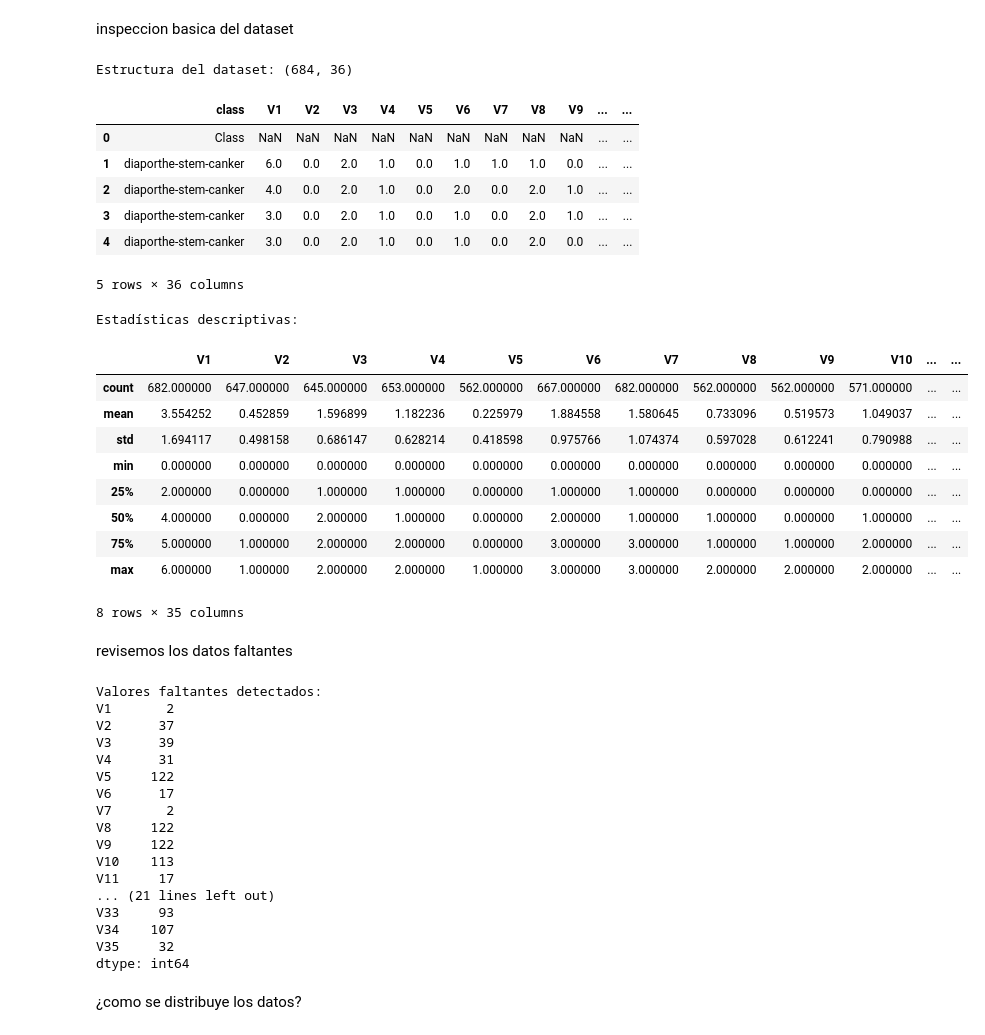
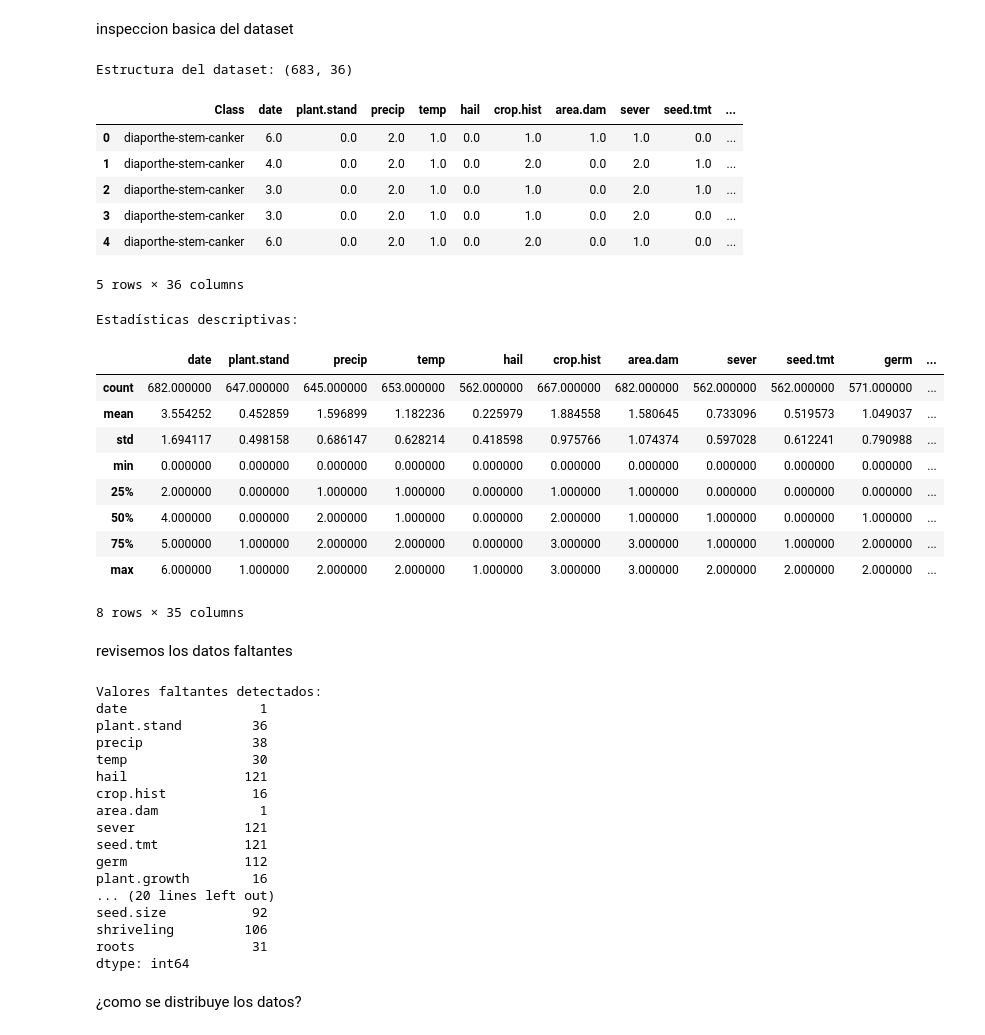
Before and after one commit to awesomasfook-svg/Caso-implementaci-n-de-metodolog-as-de-imputaci-n-de-variables-e-imbalanceo-de-clases, a Jupyter notebook: Caso implementación de metodologías de imputación de variables e imbalanceo de clases.ipynb, the cells around one changed output. Saved outputs shown, nothing was run; the diff lists cells and outputs as text; code cells hidden in the pictures.

```diff
--- a/Caso implementación de metodologías de imputación de variables e imbalanceo de clases.ipynb
+++ b/Caso implementación de metodologías de imputación de variables e imbalanceo de clases.ipynb
@@ -54,13 +57,10 @@ Utilice el archivo de datos "Missing data.csv" que se encuentra en este reposito
 Realicen un análisis preliminar de los predictores y de la variable de respuesta para el primer conjunto de datos (correlogramas, histogramas y estadísticas descriptivas).
 # %%
 # carga de datos
-df = pd.read_csv('MissingData.csv', header=None)
+df = pd.read_csv('MissingData.csv')
 
-df.columns = ['class'] + [f'V{i}' for i in range(1, len(df.columns))]
+XTotal = df.loc[:, df.columns != "Class"]
+yTotal = df.loc[:, df.columns == "Class"]
 
-# reemplazar placeholders comunes de valores faltantes como '?' por NaN
-df.replace('?', np.nan, inplace=True)
-
-# convertir columnas a numérico donde sea posible
-for col in df.columns[1:]:
-    df[col] = pd.to_numeric(df[col], errors='coerce')
+print(df.shape)
+print(df.head())
@@ -67,57 +85,56 @@ for col in df.columns[1:]:
 # %% [markdown]
 inspeccion basica del dataset
 # %%
-
 print("Estructura del dataset:", df.shape)
 display(df.head())
 # %% [output]
-Estructura del dataset: (684, 36)
+Estructura del dataset: (683, 36)
-|  | class | V1 | V2 | V3 | V4 | V5 | V6 | V7 | V8 | V9 | ... | ... |
-| 0 | Class | NaN | NaN | NaN | NaN | NaN | NaN | NaN | NaN | NaN | ... | ... |
-| 1 | diaporthe-stem-canker | 6.0 | 0.0 | 2.0 | 1.0 | 0.0 | 1.0 | 1.0 | 1.0 | 0.0 | ... | ... |
-| 2 | diaporthe-stem-canker | 4.0 | 0.0 | 2.0 | 1.0 | 0.0 | 2.0 | 0.0 | 2.0 | 1.0 | ... | ... |
-| 3 | diaporthe-stem-canker | 3.0 | 0.0 | 2.0 | 1.0 | 0.0 | 1.0 | 0.0 | 2.0 | 1.0 | ... | ... |
-| 4 | diaporthe-stem-canker | 3.0 | 0.0 | 2.0 | 1.0 | 0.0 | 1.0 | 0.0 | 2.0 | 0.0 | ... | ... |
+|  | Class | date | plant.stand | precip | temp | hail | crop.hist | area.dam | sever | seed.tmt | ... |
+| 0 | diaporthe-stem-canker | 6.0 | 0.0 | 2.0 | 1.0 | 0.0 | 1.0 | 1.0 | 1.0 | 0.0 | ... |
+| 1 | diaporthe-stem-canker | 4.0 | 0.0 | 2.0 | 1.0 | 0.0 | 2.0 | 0.0 | 2.0 | 1.0 | ... |
+| 2 | diaporthe-stem-canker | 3.0 | 0.0 | 2.0 | 1.0 | 0.0 | 1.0 | 0.0 | 2.0 | 1.0 | ... |
+| 3 | diaporthe-stem-canker | 3.0 | 0.0 | 2.0 | 1.0 | 0.0 | 1.0 | 0.0 | 2.0 | 0.0 | ... |
+| 4 | diaporthe-stem-canker | 6.0 | 0.0 | 2.0 | 1.0 | 0.0 | 2.0 | 0.0 | 1.0 | 0.0 | ... |
 5 rows × 36 columns
 # %%
 print("\nEstadísticas descriptivas:")
-display(df.describe())
+display(XTotal.describe())
 # %% [output]
 Estadísticas descriptivas:
-|  | V1 | V2 | V3 | V4 | V5 | V6 | V7 | V8 | V9 | V10 | ... | ... |
-| count | 682.000000 | 647.000000 | 645.000000 | 653.000000 | 562.000000 | 667.000000 | 682.000000 | 562.000000 | 562.000000 | 571.000000 | ... | ... |
-| mean | 3.554252 | 0.452859 | 1.596899 | 1.182236 | 0.225979 | 1.884558 | 1.580645 | 0.733096 | 0.519573 | 1.049037 | ... | ... |
-| std | 1.694117 | 0.498158 | 0.686147 | 0.628214 | 0.418598 | 0.975766 | 1.074374 | 0.597028 | 0.612241 | 0.790988 | ... | ... |
-| min | 0.000000 | 0.000000 | 0.000000 | 0.000000 | 0.000000 | 0.000000 | 0.000000 | 0.000000 | 0.000000 | 0.000000 | ... | ... |
-| 25% | 2.000000 | 0.000000 | 1.000000 | 1.000000 | 0.000000 | 1.000000 | 1.000000 | 0.000000 | 0.000000 | 0.000000 | ... | ... |
-| 50% | 4.000000 | 0.000000 | 2.000000 | 1.000000 | 0.000000 | 2.000000 | 1.000000 | 1.000000 | 0.000000 | 1.000000 | ... | ... |
-| 75% | 5.000000 | 1.000000 | 2.000000 | 2.000000 | 0.000000 | 3.000000 | 3.000000 | 1.000000 | 1.000000 | 2.000000 | ... | ... |
-| max | 6.000000 | 1.000000 | 2.000000 | 2.000000 | 1.000000 | 3.000000 | 3.000000 | 2.000000 | 2.000000 | 2.000000 | ... | ... |
+|  | date | plant.stand | precip | temp | hail | crop.hist | area.dam | sever | seed.tmt | germ | ... |
+| count | 682.000000 | 647.000000 | 645.000000 | 653.000000 | 562.000000 | 667.000000 | 682.000000 | 562.000000 | 562.000000 | 571.000000 | ... |
+| mean | 3.554252 | 0.452859 | 1.596899 | 1.182236 | 0.225979 | 1.884558 | 1.580645 | 0.733096 | 0.519573 | 1.049037 | ... |
+| std | 1.694117 | 0.498158 | 0.686147 | 0.628214 | 0.418598 | 0.975766 | 1.074374 | 0.597028 | 0.612241 | 0.790988 | ... |
+| min | 0.000000 | 0.000000 | 0.000000 | 0.000000 | 0.000000 | 0.000000 | 0.000000 | 0.000000 | 0.000000 | 0.000000 | ... |
+| 25% | 2.000000 | 0.000000 | 1.000000 | 1.000000 | 0.000000 | 1.000000 | 1.000000 | 0.000000 | 0.000000 | 0.000000 | ... |
+| 50% | 4.000000 | 0.000000 | 2.000000 | 1.000000 | 0.000000 | 2.000000 | 1.000000 | 1.000000 | 0.000000 | 1.000000 | ... |
+| 75% | 5.000000 | 1.000000 | 2.000000 | 2.000000 | 0.000000 | 3.000000 | 3.000000 | 1.000000 | 1.000000 | 2.000000 | ... |
+| max | 6.000000 | 1.000000 | 2.000000 | 2.000000 | 1.000000 | 3.000000 | 3.000000 | 2.000000 | 2.000000 | 2.000000 | ... |
 8 rows × 35 columns
 # %% [markdown]
 revisemos los datos faltantes
 # %%
 # datos faltantes
-missing_data = df.isnull().sum()
+missing_data = XTotal.isnull().sum()
 print("\nValores faltantes detectados:")
 print(missing_data[missing_data > 0])
 # %% [output]
 Valores faltantes detectados:
-V1       2
-V2      37
-V3      39
-V4      31
-V5     122
-V6      17
-V7       2
-V8     122
-V9     122
-V10    113
-V11     17
-... (21 lines left out)
-V33     93
-V34    107
-V35     32
+date                 1
+plant.stand         36
+precip              38
+temp                30
+hail               121
+crop.hist           16
+area.dam             1
+sever              121
+seed.tmt           121
+germ               112
+plant.growth        16
+... (20 lines left out)
+seed.size           92
+shriveling         106
+roots               31
 dtype: int64
 # %% [markdown]
 ¿como se distribuye los datos?
```
Also changed, not shown: parts of 27 cells of this notebook.
